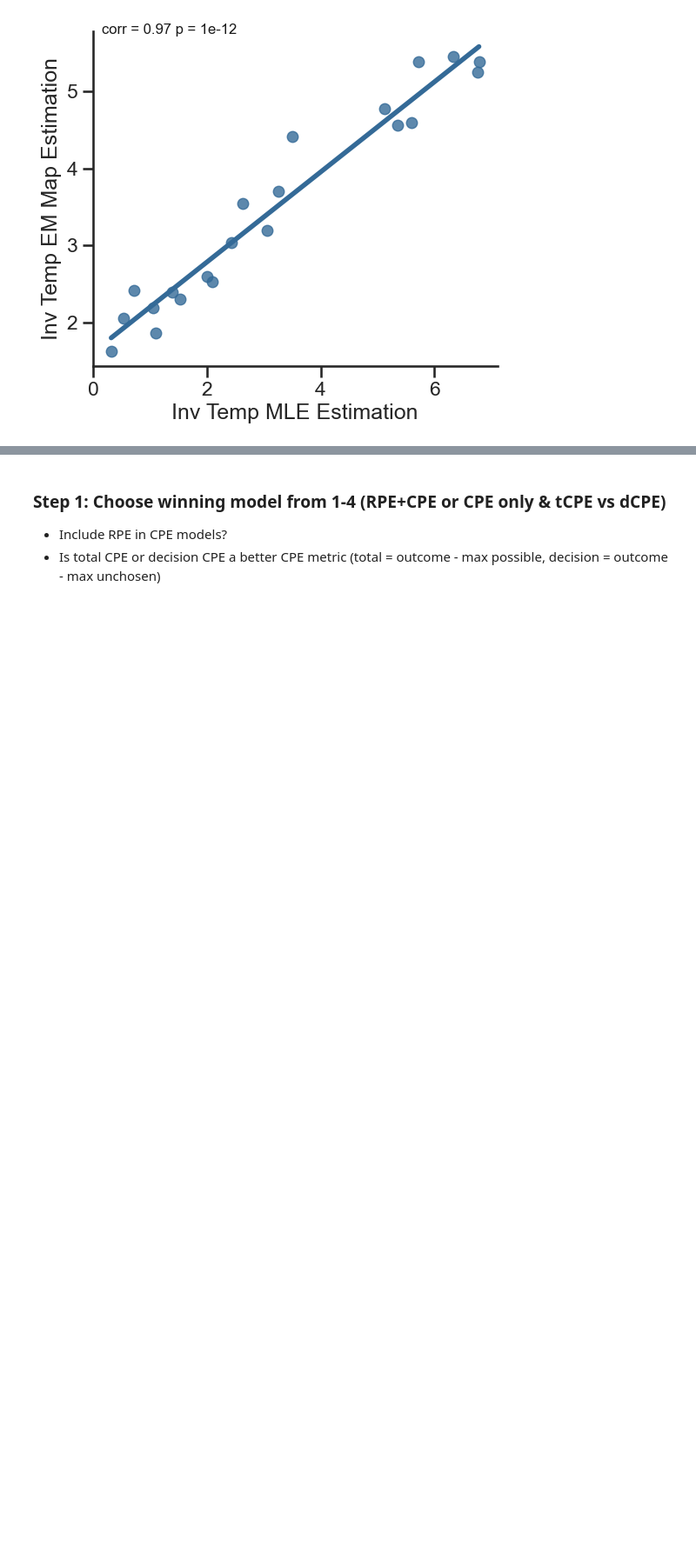
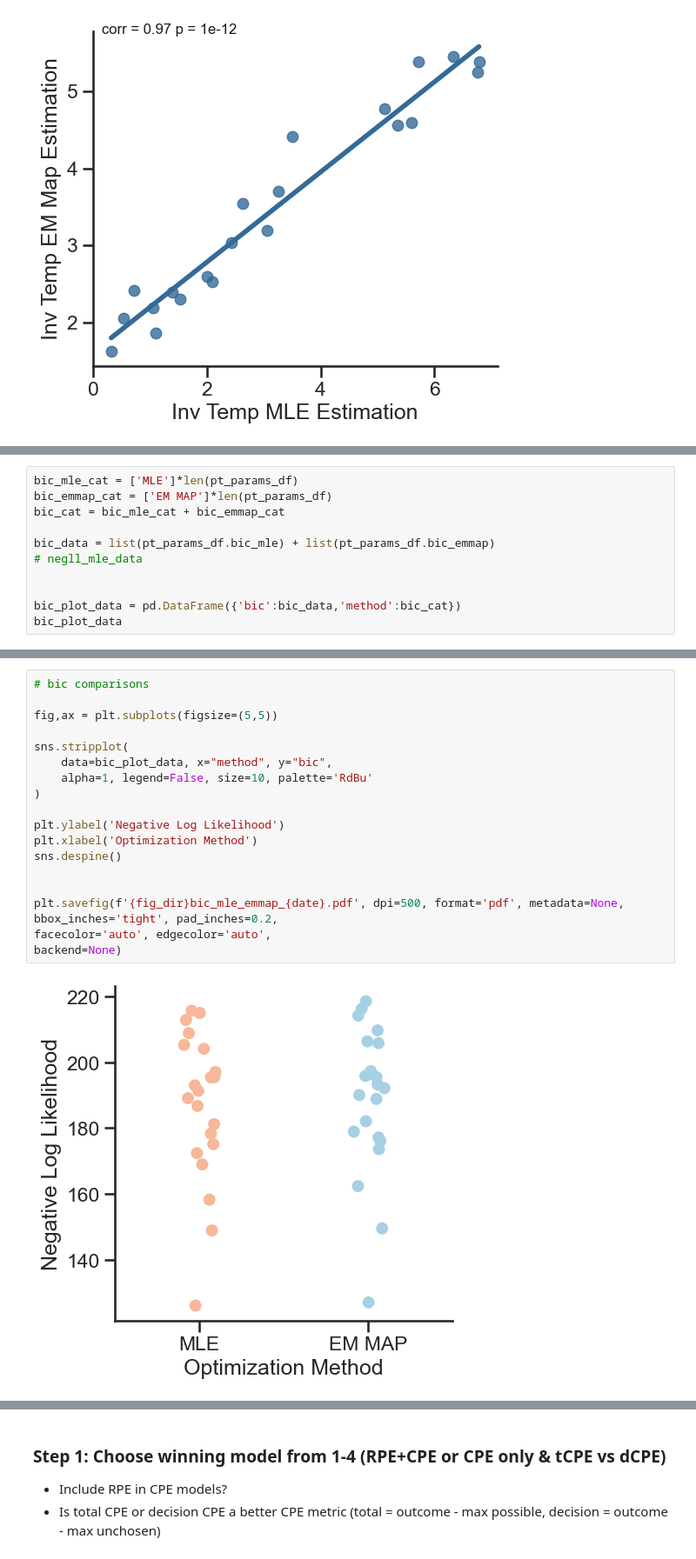
Before and after one commit to aliefink/swb_behav_models, a Jupyter notebook: scripts/swb_pt_GLMs.ipynb, the cells around one changed output, grey strips where cells are left out. Shown at 87% size. Cells and saved outputs as stored; diff of their text form; blank space fills up the shorter version.

```diff
--- a/scripts/swb_pt_GLMs.ipynb
+++ b/scripts/swb_pt_GLMs.ipynb
@@ -798,0 +668,11 @@ def get_model_data_pt(subj_id,task_df,rate_df):
+# %%
+bic_mle_cat = ['MLE']*len(pt_params_df)
+bic_emmap_cat = ['EM MAP']*len(pt_params_df)
+bic_cat = bic_mle_cat + bic_emmap_cat
+
+bic_data = list(pt_params_df.bic_mle) + list(pt_params_df.bic_emmap)
+# negll_mle_data
+
+
+bic_plot_data = pd.DataFrame({'bic':bic_data,'method':bic_cat})
+bic_plot_data
@@ -798,0 +697,21 @@ def get_model_data_pt(subj_id,task_df,rate_df):
+# %%
+# bic comparisons
+
+fig,ax = plt.subplots(figsize=(5,5))
+
+sns.stripplot(
+    data=bic_plot_data, x="method", y="bic",
+    alpha=1, legend=False, size=10, palette='RdBu'
+)
+
+plt.ylabel('Negative Log Likelihood')
+plt.xlabel('Optimization Method')
+sns.despine()
+
+
+plt.savefig(f'{fig_dir}bic_mle_emmap_{date}.pdf', dpi=500, format='pdf', metadata=None,
+bbox_inches='tight', pad_inches=0.2,
+facecolor='auto', edgecolor='auto',
+backend=None)
+# %% [output]
+[figure, added]
```
Also changed, not shown: parts of 32 cells of this notebook, 17 other files.
